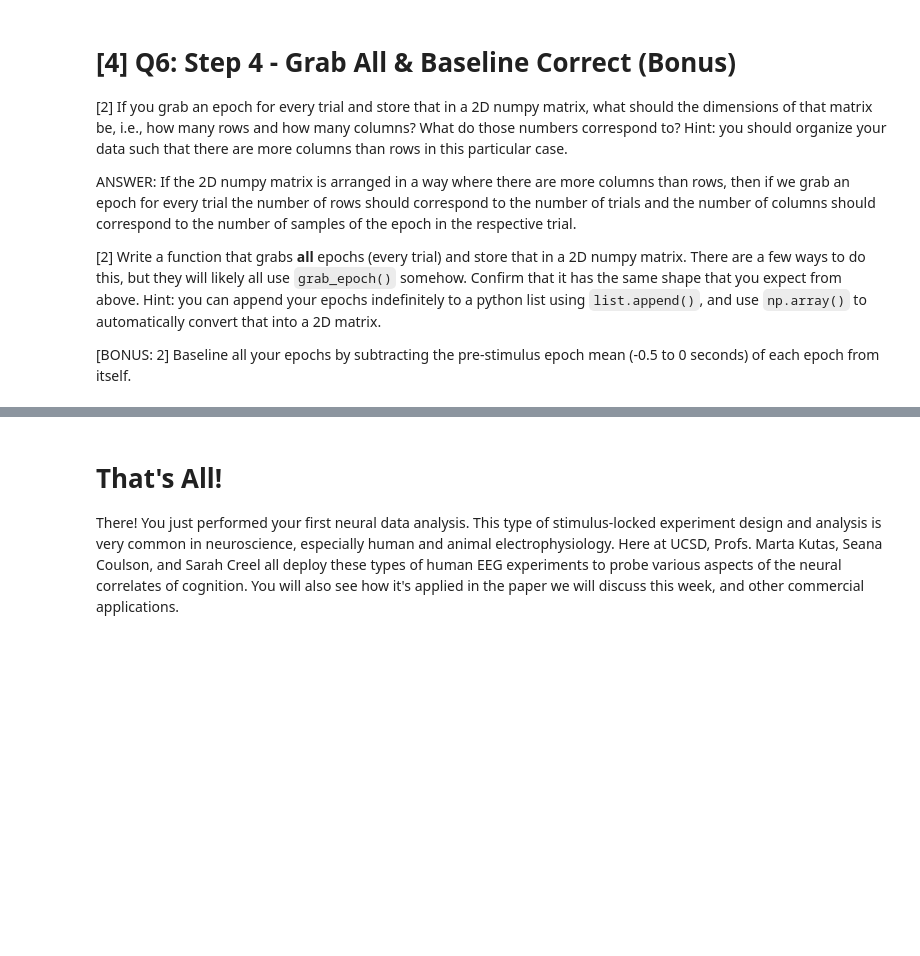
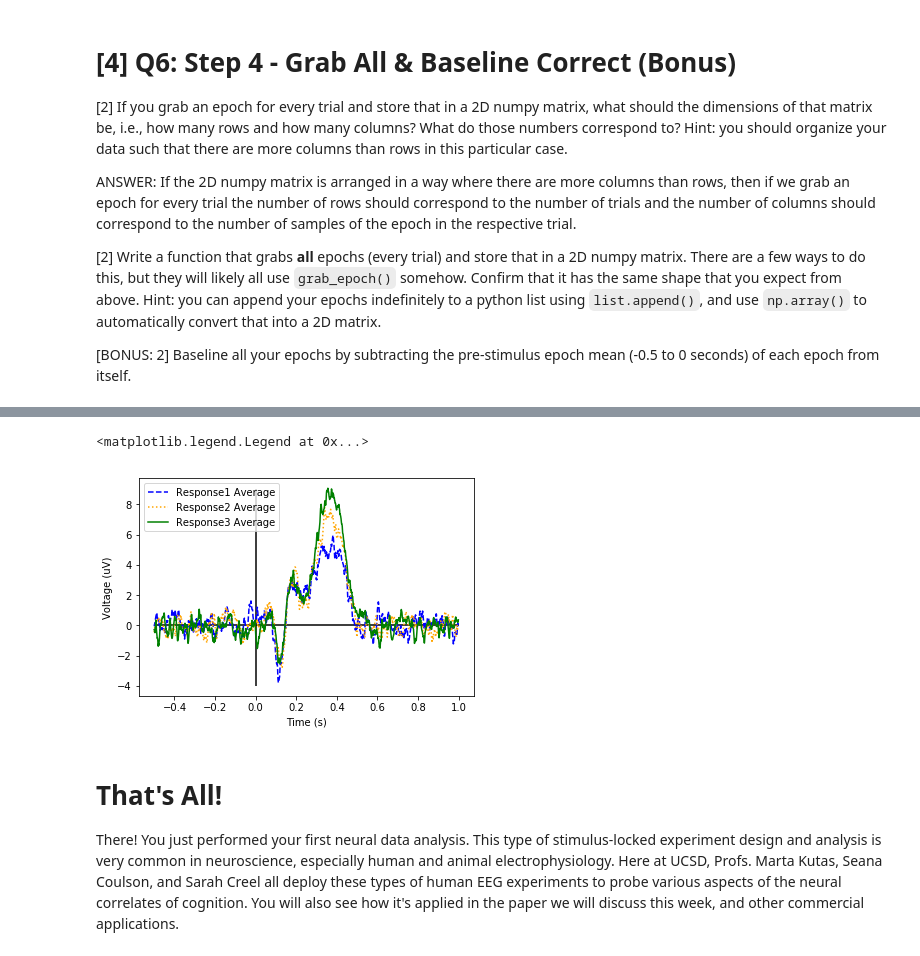
Before and after one commit to rmontehe/COGS118C, a Jupyter notebook: Assignments/Assignment 1/A1-SamplingTimeSeries.ipynb, the cells around one changed output, grey strips where cells are left out. Drawn from its saved outputs; the diff is of its cells as text; code cells hidden in the pictures; blank space fills up the shorter version.

```diff
--- a/Assignments/Assignment 1/A1-SamplingTimeSeries.ipynb
+++ b/Assignments/Assignment 1/A1-SamplingTimeSeries.ipynb
@@ -347,3 +343,58 @@ Your plot should look something like:
+# %%
+# initialize the empty lists first so that it does not get lost in the more complex code
+response1_list = []
+response2_list = []
+response3_list = []
+
+
+# this for loop is used to separate the different trials into their respective responses
+for i in range(len(trial_info)):
+    # if response 1 append to list 1
+    if trial_info[i,1] == 1:
+        response1_list.append(trial_info[i])
+    if trial_info[i,1] == 2:
+        response2_list.append(trial_info[i])
+    if trial_info[i,1] == 3:
+        response3_list.append(trial_info[i])
+
+# the following 4 print lines were used to check if the values matched, if the trials were sorted appropriately
+
+# print(trial_info[:20])
+# print(response1_list[:5])
+# print(response2_list[:5])
+# print(response3_list[:5])
+
+# reassign the lists to newly instantiated np arrays constructed from the separated lists of the for-loops
+response1_list = np.array(response1_list)
+response2_list = np.array(response2_list)
+response3_list = np.array(response3_list)
+
+# calculates the corresponding indices and stores them to the respective array
+response1_indices = compute_EEG_indices(response1_list[:,0], fs)
+response2_indices = compute_EEG_indices(response2_list[:,0], fs)
+response3_indices = compute_EEG_indices(response3_list[:,0], fs)
+
+# finds the appropriate epochs of the indicated indices in each respective list
+response1_epochs = get_all_epochs(EEG, response1_indices, fs, len_pre, len_post)
+response2_epochs = get_all_epochs(EEG, response2_indices, fs, len_pre, len_post)
+response3_epochs = get_all_epochs(EEG, response3_indices, fs, len_pre, len_post)
+
+# plot all the epochs and average
+
+# plot response1
+plt.plot(t_epoch, np.mean(response1_epochs,axis=0), label='Response1 Average', linestyle = '--', color = 'blue')
+# plot response2
+plt.plot(t_epoch, np.mean(response2_epochs,axis=0), label='Response2 Average', linestyle = ':', color = 'orange')
+# plot response3
+plt.plot(t_epoch, np.mean(response3_epochs,axis=0), label='Response3 Average', color = 'green')
+plt.hlines(0, xmin = len_pre, xmax = len_post, color = 'black')
+plt.vlines(0, ymin = -4, ymax = 9, color = 'black')
+plt.xlabel('Time (s)')
+plt.ylabel('Voltage (uV)')
+plt.legend()
+# %% [output]
+<matplotlib.legend.Legend at 0x...>
+[figure, added]
 # %% [markdown]
 # That's All!
 There! You just performed your first neural data analysis. This type of stimulus-locked experiment design and analysis is very common in neuroscience, especially human and animal electrophysiology. Here at UCSD, Profs. Marta Kutas, Seana Coulson, and Sarah Creel all deploy these types of human EEG experiments to probe various aspects of the neural correlates of cognition. You will also see how it's applied in the paper we will discuss this week, and other commercial applications.
```
Also changed, not shown: parts of 10 cells of this notebook, 1 other file.
